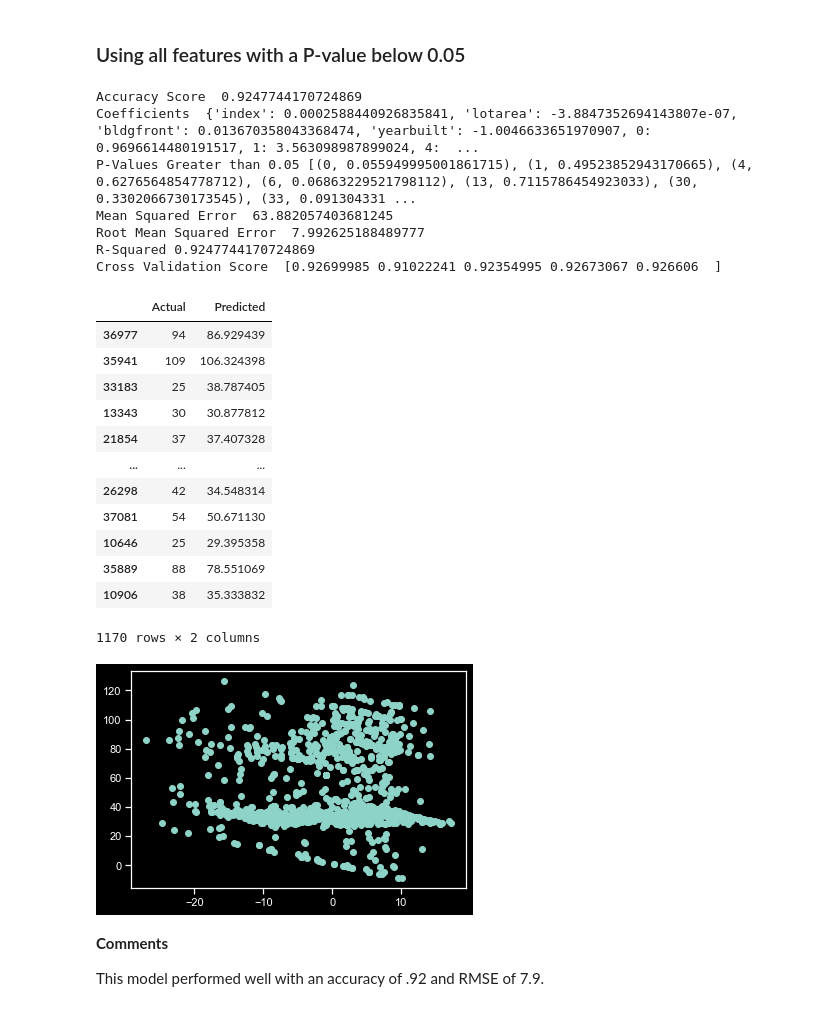
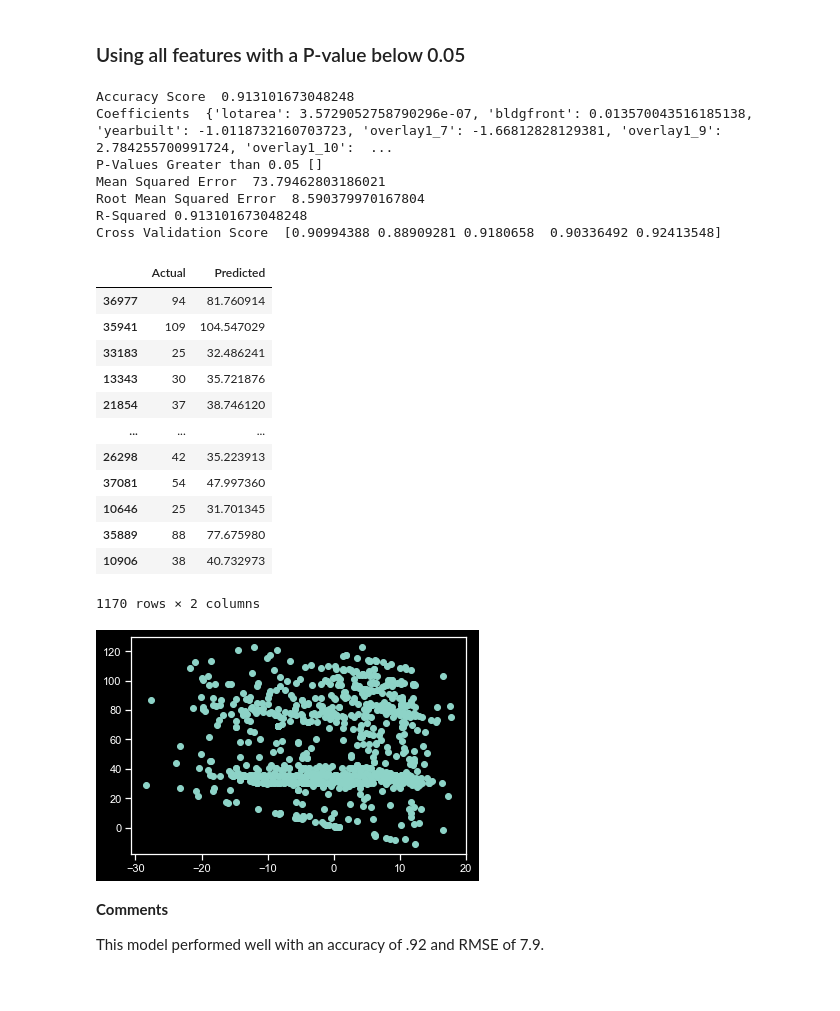
Before and after one commit to clairmarie8/Capstone, a Jupyter notebook: Technical-Notebook.ipynb, the cells around one changed output. Cells and saved outputs as stored; diff of their text form; code cells hidden in the pictures.

```diff
--- a/Technical-Notebook.ipynb
+++ b/Technical-Notebook.ipynb
@@ -1354,47 +1339,51 @@ This is the best model with RMSE ov 7.7 and Accuracy of 93%.
 # %%
 infile = open('data/pickles/demo_cat2.pickle', 'rb')
 demo_cat2 = pickle.load(infile)
 infile.close()
 
 # make dataframe merging the categorical and continuous columns
 df3C = cont_cols_df.merge(demo_cat2, how='outer', left_index=True, right_index=True)
 
 # removing columns that had questionable p-values
-df3C = df3C.drop(axis=1, columns=['factryarea', 'strgearea', 'assesstot', 2, 3, 5, 7, 8, 11,
-                                  12, 14, 15, 18, 19, 20, 21, 22, 23, 25, 32, 34, 35, 39, 42,
-                                  44, 49, 50, 51])
+df3C = df3C.drop(axis=1, columns=['index', 'factryarea', 'strgearea', 'assesstot', 'irrlotcode_1',
+                                  'overlay1_1', 'overlay1_2', 'overlay1_3', 'overlay1_4', 'overlay1_5',
+                                  'overlay1_6', 'overlay1_8', 'splitzone_2', 'ownertype_1', 'ownertype_3',
+                                  'spdist2_1', 'histdist_1', 'bldgclass_7', 'bldgclass_9', 'bldgclass_10',
+                                  'bldgclass_11', 'bldgclass_12', 'spdist1_1', 'spdist1_3', 'spdist1_5',
+                                  'spdist1_10', 'zonedist1_3', 'zonedist1_4', 'zonedist2_1', 'zonedist2_2',
+                                  'zonedist2_3'])
 
 # making a model using continous & some categorical variables
 X3C = df3C
 y3C = demolished_buildings['lifespan']
 
 # train test split
 X_train3C, X_test3C, y_train3C, y_test3C = train_test_split(X3C, y3C, test_size=0.33, random_state=12)
 
 # instantiating the model
 linear_reg_model(X_train3C, y_train3C, X_test3C, y_test3C)
 # %% [output]
-Accuracy Score  0.9247744170724869
-Coefficients  {'index': 0.0002588440926835841, 'lotarea': -3.8847352694143807e-07, 'bldgfront': 0.013670358043368474, 'yearbuilt': -1.0046633651970907, 0: 0.9696614480191517, 1: 3.563098987899024, 4:  ...
-P-Values Greater than 0.05 [(0, 0.055949995001861715), (1, 0.49523852943170665), (4, 0.6276564854778712), (6, 0.06863229521798112), (13, 0.7115786454923033), (30, 0.3302066730173545), (33, 0.091304331 ...
-Mean Squared Error  63.882057403681245
-Root Mean Squared Error  7.992625188489777
-R-Squared 0.9247744170724869
-Cross Validation Score  [0.92699985 0.91022241 0.92354995 0.92673067 0.926606  ]
+Accuracy Score  0.913101673048248
+Coefficients  {'lotarea': 3.5729052758790296e-07, 'bldgfront': 0.013570043516185138, 'yearbuilt': -1.0118732160703723, 'overlay1_7': -1.66812828129381, 'overlay1_9': 2.784255700991724, 'overlay1_10':  ...
+P-Values Greater than 0.05 []
+Mean Squared Error  73.79462803186021
+Root Mean Squared Error  8.590379970167804
+R-Squared 0.913101673048248
+Cross Validation Score  [0.90994388 0.88909281 0.9180658  0.90336492 0.92413548]
 |  | Actual | Predicted |
-| 36977 | 94 | 86.929439 |
-| 35941 | 109 | 106.324398 |
-| 33183 | 25 | 38.787405 |
-| 13343 | 30 | 30.877812 |
-| 21854 | 37 | 37.407328 |
+| 36977 | 94 | 81.760914 |
+| 35941 | 109 | 104.547029 |
+| 33183 | 25 | 32.486241 |
+| 13343 | 30 | 35.721876 |
+| 21854 | 37 | 38.746120 |
 | ... | ... | ... |
-| 26298 | 42 | 34.548314 |
-| 37081 | 54 | 50.671130 |
-| 10646 | 25 | 29.395358 |
-| 35889 | 88 | 78.551069 |
-| 10906 | 38 | 35.333832 |
+| 26298 | 42 | 35.223913 |
+| 37081 | 54 | 47.997360 |
+| 10646 | 25 | 31.701345 |
+| 35889 | 88 | 77.675980 |
+| 10906 | 38 | 40.732973 |
 1170 rows × 2 columns
-[figure, old version]
+[figure, new version]
 # %% [markdown]
 __Comments__
 
```
Also changed, not shown: parts of 9 cells of this notebook, 2 other files.
